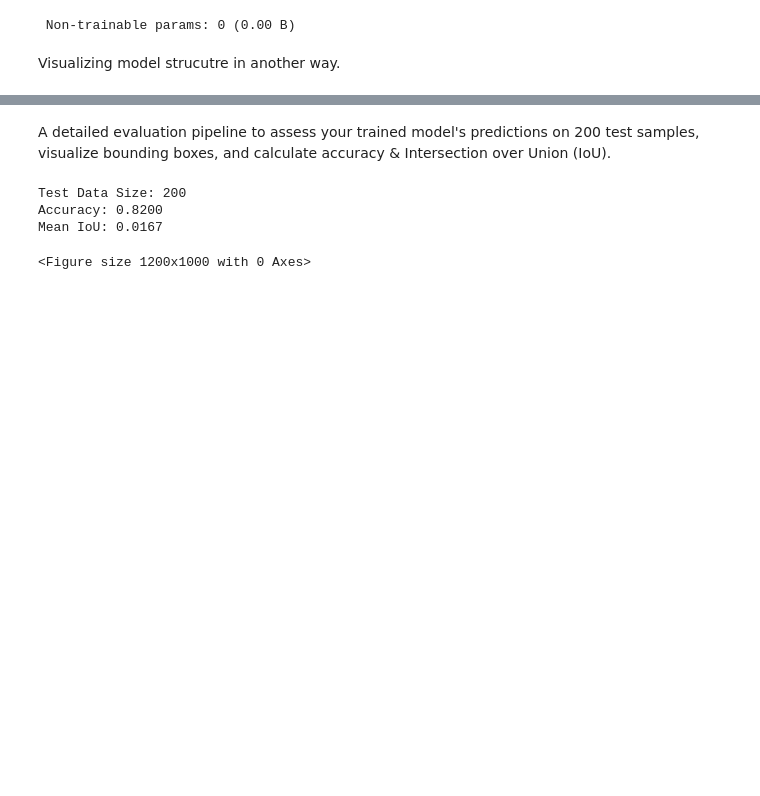
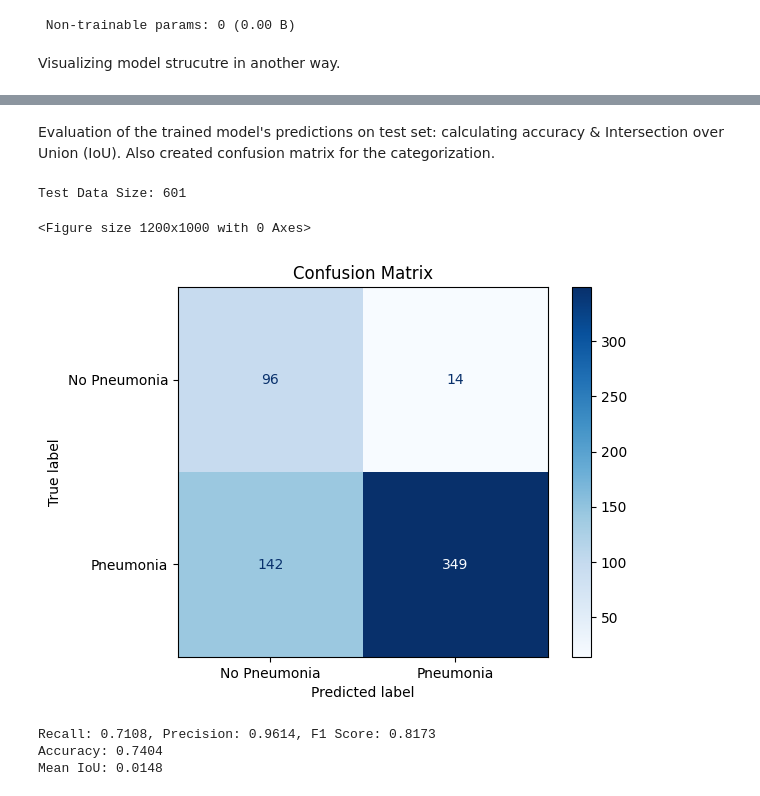
Before and after one commit to ojhasanandan/CompAppProject, a Jupyter notebook: Project_final.ipynb, the cells around one changed output, grey strips where cells are left out. Drawn from its saved outputs; the diff is of its cells as text; code cells hidden in the pictures; blank space fills up the shorter version.

```diff
--- a/Project_final.ipynb
+++ b/Project_final.ipynb
@@ -389,17 +363,19 @@ for i in range(len(test_list)):
 # %% [markdown]
-A detailed evaluation pipeline to assess your trained model's predictions on 200 test samples, visualize bounding boxes, and calculate accuracy & Intersection over Union (IoU).
+Evaluation of the trained model's predictions on test set: calculating accuracy & Intersection over Union (IoU). Also created confusion matrix for the categorization.
 # %%
 output_dir = "output_predictions"
 os.makedirs(output_dir, exist_ok=True)
 
 plt.figure(figsize=(12, 10))
 
-test_list = list(test_ds.take(200).as_numpy_iterator())
+test_list = list(test_ds.take(len(raw_test_ds)).as_numpy_iterator())
 print(f"Test Data Size: {len(test_list)}")
 
 correct_count = 0
 total_count = 0
 iou_list = []
+label_predicted = []
+label_actual = []
 
 for i in range(len(test_list)):
 
@@ -408,53 +384,49 @@ for i in range(len(test_list)):
 
     predicted_box = predictions[1][0] * input_size
     predicted_box = tf.cast(predicted_box, tf.int32)
     predicted_label = predictions[0][0]
 
-    image = image[0]
     actual_label = labels[0][0]
     actual_box = labels[1][0] * input_size
     actual_box = tf.cast(actual_box, tf.int32)
 
-    image = image.astype("float") * 255.0
-    image = image.astype(np.uint8)
-    image_color = cv.cvtColor(image, cv.COLOR_GRAY2RGB)
-
-    color = (255, 0, 0)
     if (predicted_label[0] > 0.5 and actual_label[0] > 0) or (predicted_label[0] < 0.5 and actual_label[0] == 0):
-        color = (0, 255, 0)
         correct_count += 1
 
     total_count += 1
 
     img_label = "unmasked"
     if predicted_label[0] > 0.5:
         img_label = "masked"
 
-    predicted_box_n = predicted_box.numpy()
-    cv.rectangle(image_color, predicted_box_n, color, 2)
-    cv.rectangle(image_color, actual_box.numpy(), (0, 0, 255), 2)
-    cv.rectangle(image_color, (predicted_box_n[0], predicted_box_n[1] + predicted_box_n[3] - 20),
-                 (predicted_box_n[0] + predicted_box_n[2], predicted_box_n[1] + predicted_box_n[3]), color, -1)
-    cv.putText(image_color, img_label, (predicted_box_n[0] + 5, predicted_box_n[1] + predicted_box_n[3] - 5),
-               cv.FONT_HERSHEY_SIMPLEX, 0.6, (0, 0, 0))
 
     #IoU
     IoU = intersection_over_union(predicted_box.numpy(), actual_box.numpy())
     iou_list.append(IoU)
-
-    output_path = os.path.join(output_dir, f"prediction_{i + 1}.png")
-    cv.imwrite(output_path, cv.cvtColor(image_color, cv.COLOR_RGB2BGR))
+    label_predicted.append(int(predicted_label[0]>0.5))
+    label_actual.append(int(actual_label[0]))
 
 accuracy = correct_count / total_count
 average_iou = np.mean(iou_list)
 
+
+
+confusionmatrix = confusion_matrix(label_actual, label_predicted)
+disp = ConfusionMatrixDisplay(confusionmatrix, display_labels=['No Pneumonia', 'Pneumonia']).plot(cmap=plt.cm.Blues)
+disp.plot
+plt.title("Confusion Matrix")
+plt.show()
+
+recall = confusionmatrix[1][1]/(confusionmatrix[1][1] + confusionmatrix[1][0])
+precision = confusionmatrix[1][1]/(confusionmatrix[1][1] + confusionmatrix[0][1])
+F1 = 2 * (precision * recall) / (precision + recall)
+print(f"Recall: {recall:.4f}, Precision: {precision:.4f}, F1 Score: {F1:.4f}")
 print(f"Accuracy: {accuracy:.4f}")
 print(f"Mean IoU: {average_iou:.4f}")
-
-plt.savefig(os.path.join(output_dir, "all_predictions.png"))
-plt.show()
 # %% [output]
-Test Data Size: 200
-Accuracy: 0.8200
-Mean IoU: 0.0167
+Test Data Size: 601
 <Figure size 1200x1000 with 0 Axes>
+[figure, added]
+Recall: 0.7108, Precision: 0.9614, F1 Score: 0.8173
+Accuracy: 0.7404
+Mean IoU: 0.0148
```
Also changed, not shown: parts of 32 cells of this notebook.
